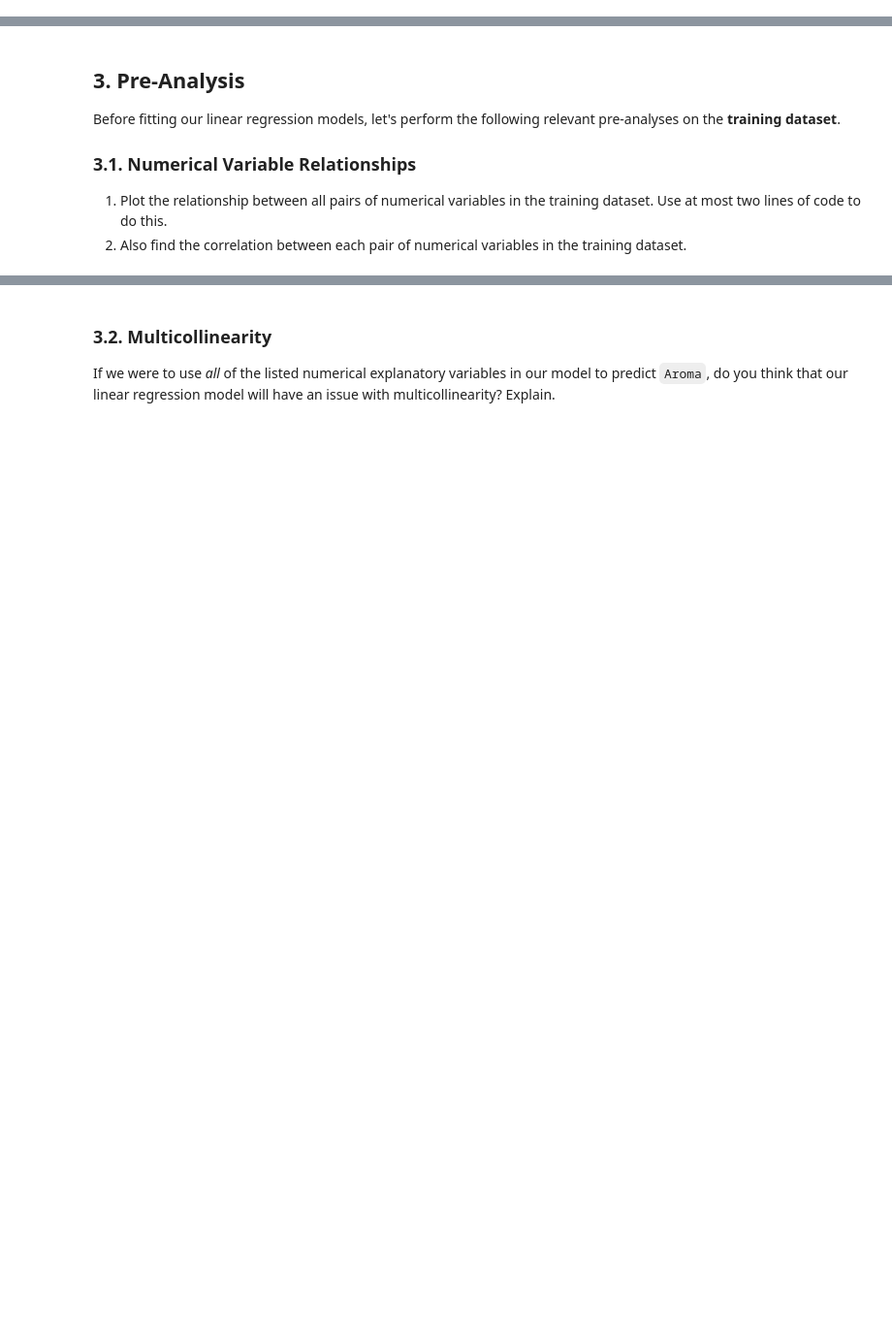
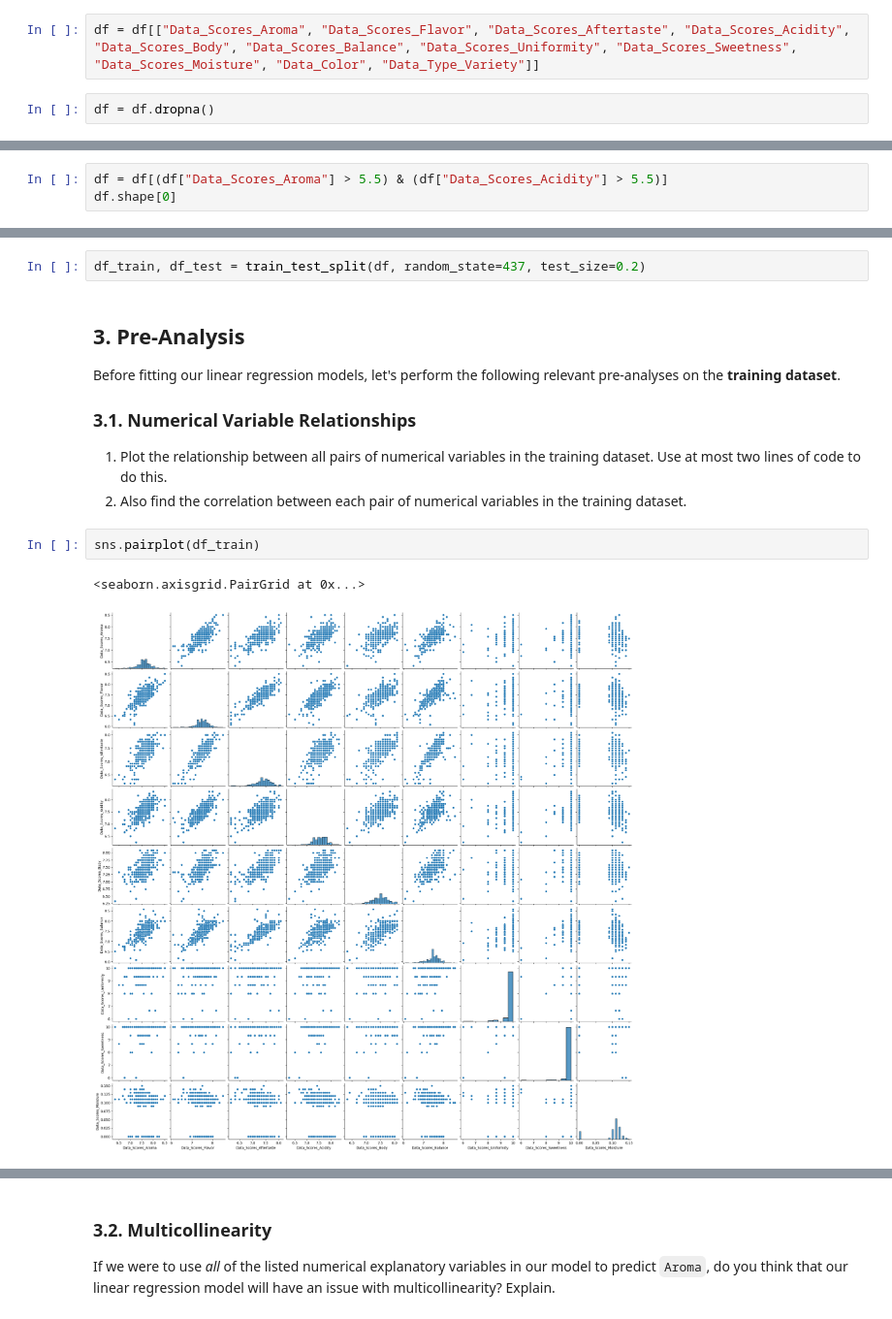
Before and after one commit to ryguy2k4/stat207, a Jupyter notebook: lab_05/lab_05_individual.ipynb, the cells around one changed output, grey strips where cells are left out. Shown: that part at 97% size. Cells and saved outputs as stored; diff of their text form; blank space fills up the shorter version.

```diff
--- a/lab_05/lab_05_individual.ipynb
+++ b/lab_05/lab_05_individual.ipynb
@@ -173,0 +195,4 @@ We only intend to use the `Aroma`, `Flavor`, `Aftertaste`, `Acidity`, `Body`, `B
+# %%
+df = df[["Data_Scores_Aroma", "Data_Scores_Flavor", "Data_Scores_Aftertaste", "Data_Scores_Acidity", "Data_Scores_Body", "Data_Scores_Balance", "Data_Scores_Uniformity", "Data_Scores_Sweetness", "Data_Scores_Moisture", "Data_Color", "Data_Type_Variety"]]
+# %%
+df = df.dropna()
@@ -180,3 +209,6 @@ This dataset has three prominent outliers.
 
 
 Drop these three outliers.
+# %%
+df = df[(df["Data_Scores_Aroma"] > 5.5) & (df["Data_Scores_Acidity"] > 5.5)]
+df.shape[0]
@@ -208,3 +261,5 @@ Use a random state of `437` to do this. Your training dataset should be 80% of o
+# %%
+df_train, df_test = train_test_split(df, random_state=437, test_size=0.2)
 # %% [markdown]
 ## 3. Pre-Analysis
 
@@ -214,3 +269,8 @@ Before fitting our linear regression models, let's perform the following relevan
 
 1. Plot the relationship between all pairs of numerical variables in the training dataset. Use at most two lines of code to do this.
 2. Also find the correlation between each pair of numerical variables in the training dataset.
+# %%
+sns.pairplot(df_train)
+# %% [output]
+<seaborn.axisgrid.PairGrid at 0x...>
+[figure, added]
```
Also changed, not shown: parts of 12 cells of this notebook, 1 other file.
